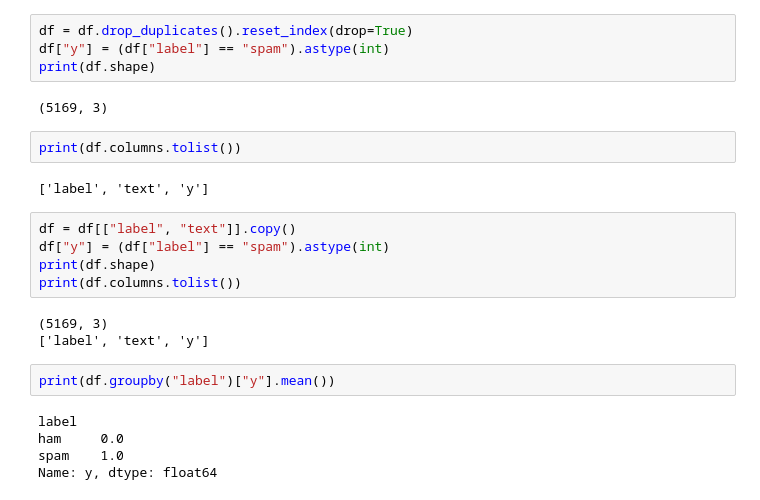
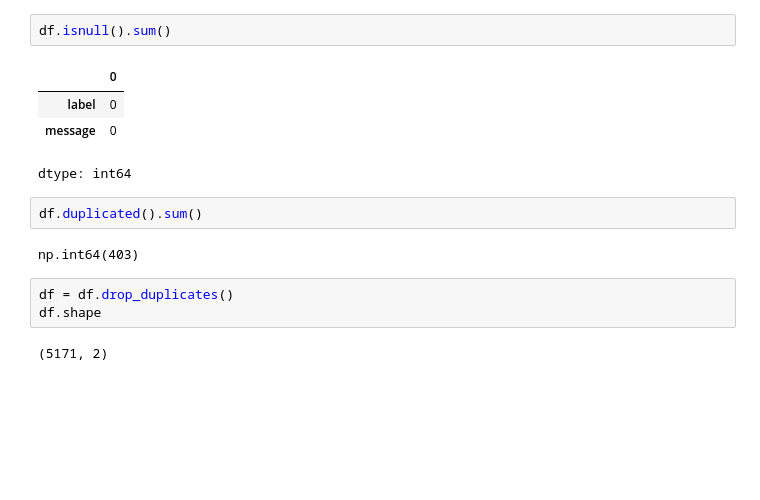
Before and after one commit to amnajem/DS483Project, a Jupyter notebook: DS483Project.ipynb, the cells around one changed output. Saved outputs shown, nothing was run; the diff lists cells and outputs as text; blank space fills up the shorter version.

```diff
--- a/DS483Project.ipynb
+++ b/DS483Project.ipynb
@@ -85,25 +20,16 @@ Duplicate messages: 403
+# %%
+df.isnull().sum()
+# %% [output]
+|  | 0 |
+| label | 0 |
+| message | 0 |
+dtype: int64
+# %%
+df.duplicated().sum()
+# %% [output]
+np.int64(403)
 # %%
-df = df.drop_duplicates().reset_index(drop=True)
-df["y"] = (df["label"] == "spam").astype(int)
-print(df.shape)
+df = df.drop_duplicates()
+df.shape
 # %% [output]
-(5169, 3)
+(5171, 2)
-# %%
-print(df.columns.tolist())
-# %% [output]
-['label', 'text', 'y']
-# %%
-df = df[["label", "text"]].copy()
-df["y"] = (df["label"] == "spam").astype(int)
-print(df.shape)
-print(df.columns.tolist())
-# %% [output]
-(5169, 3)
-['label', 'text', 'y']
-# %%
-print(df.groupby("label")["y"].mean())
-# %% [output]
-label
-ham     0.0
-spam    1.0
-Name: y, dtype: float64
```
Also changed, not shown: parts of 27 cells of this notebook.
